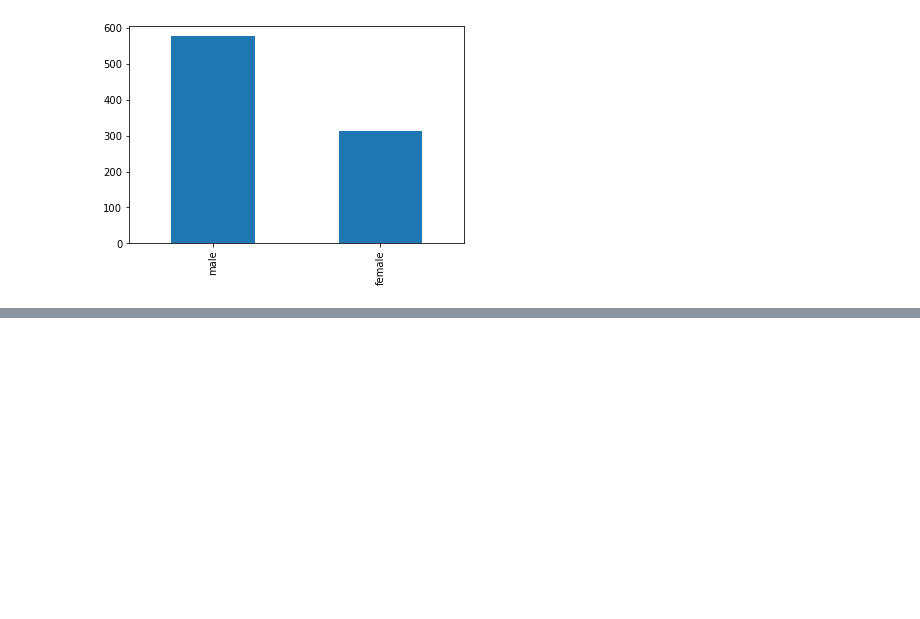
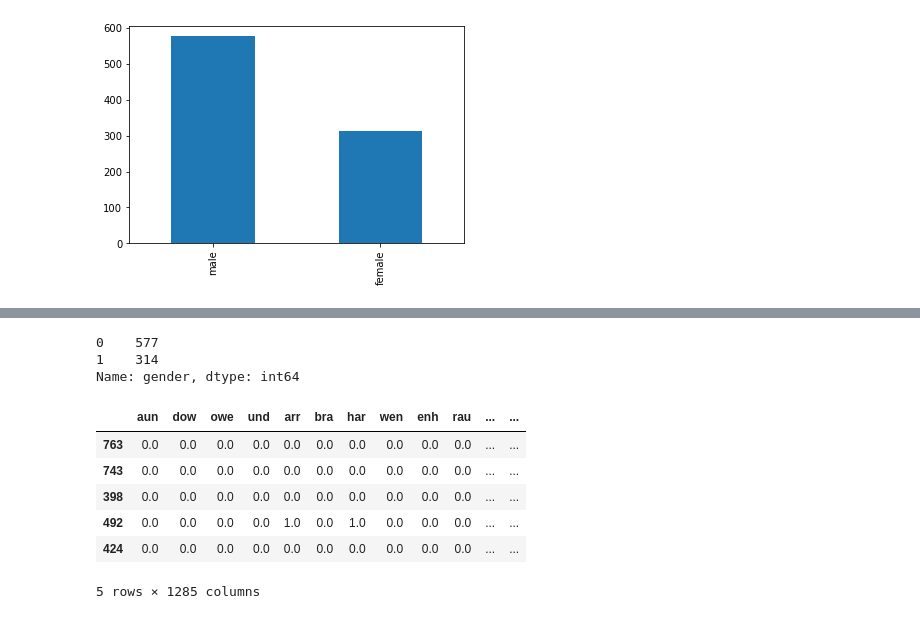
Before and after one commit to yairhoresh/Afeka, a Jupyter notebook: k_shingling.ipynb, the cells around one changed output, grey strips where cells are left out. Cells and saved outputs as stored; diff of their text form; code cells hidden in the pictures; blank space fills up the shorter version.

```diff
--- a/k_shingling.ipynb
+++ b/k_shingling.ipynb
@@ -226,0 +230,6 @@ three_tuples_df.sample(5)
+# %%
+target_label.value_counts()
+# %% [output]
+0    577
+1    314
+Name: gender, dtype: int64
@@ -227,2 +239,14 @@ three_tuples_df.sample(5)
+# %%
+# remove columns with only a single value
+three_tuples_df.drop(three_tuples_df.columns[list_of_columns_with_a_two_or_less_ones], axis=1, inplace=True)
+three_tuples_df.sample(5)
+# %% [output]
+|  | aun | dow | owe | und | arr | bra | har | wen | enh | rau | ... | ... |
+| 763 | 0.0 | 0.0 | 0.0 | 0.0 | 0.0 | 0.0 | 0.0 | 0.0 | 0.0 | 0.0 | ... | ... |
+| 743 | 0.0 | 0.0 | 0.0 | 0.0 | 0.0 | 0.0 | 0.0 | 0.0 | 0.0 | 0.0 | ... | ... |
+| 398 | 0.0 | 0.0 | 0.0 | 0.0 | 0.0 | 0.0 | 0.0 | 0.0 | 0.0 | 0.0 | ... | ... |
+| 492 | 0.0 | 0.0 | 0.0 | 0.0 | 1.0 | 0.0 | 1.0 | 0.0 | 0.0 | 0.0 | ... | ... |
+| 424 | 0.0 | 0.0 | 0.0 | 0.0 | 0.0 | 0.0 | 0.0 | 0.0 | 0.0 | 0.0 | ... | ... |
+5 rows × 1285 columns
 # %%
 %%time
```
Also changed, not shown: parts of 15 cells of this notebook, 4 other files.
